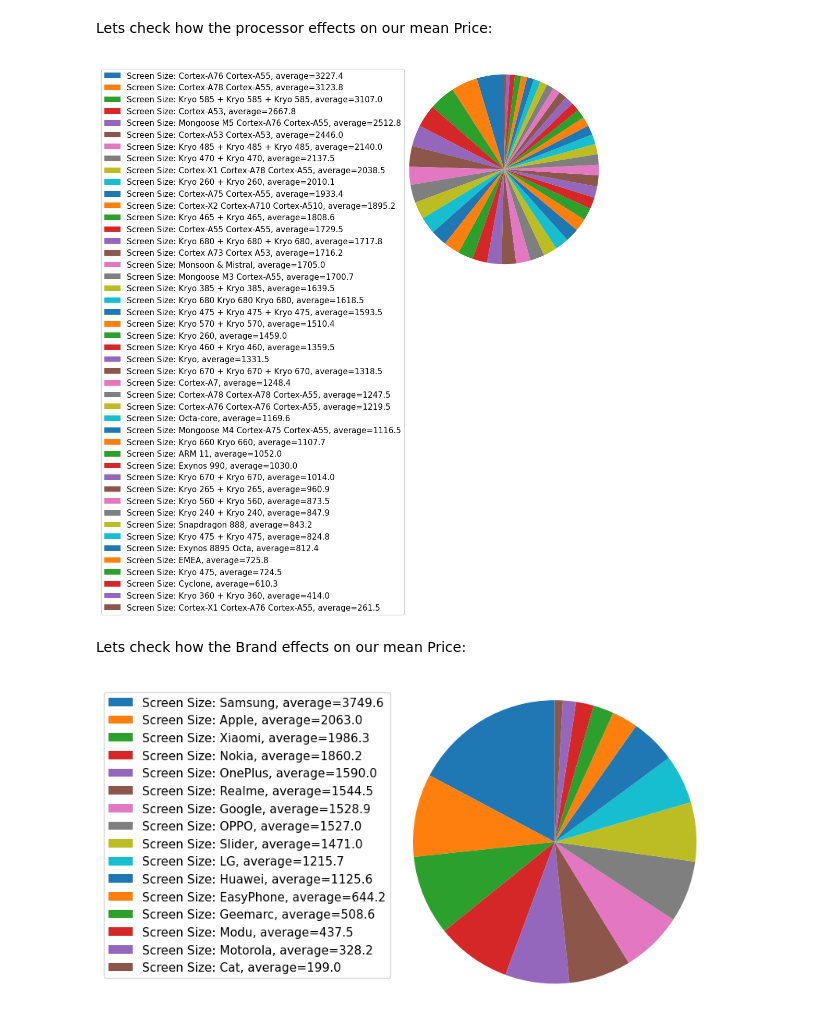
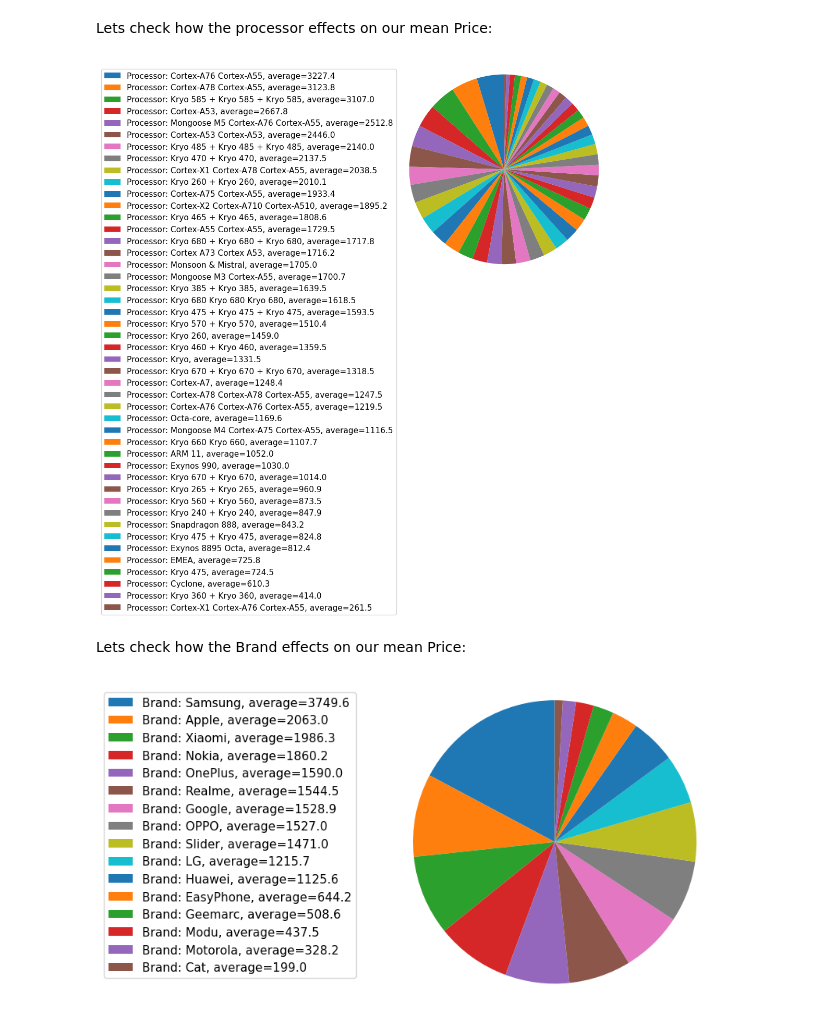
Before and after one commit to Davidtal1/PhoneProjects, a Jupyter notebook: PhonesProject.ipynb, the cells around one changed output. Drawn from its saved outputs; the diff is of its cells as text; code cells hidden in the pictures.

```diff
--- a/PhonesProject.ipynb
+++ b/PhonesProject.ipynb
@@ -492,7 +492,7 @@ PhonesByProcessor_count = dfUnionPrice['Processor'].value_counts()
 Phone_price_mean_by_Processor= dfUnionPrice.groupby('Processor', as_index=False)['Price'].mean()
 Phone_price_mean_by_Processor.sort_values(by="Price", inplace=True, ascending=False)
 
-labels = ["Screen Size: %s" % i for i in PhonesByProcessor_count.index]
+labels = ["Processor: %s" % i for i in PhonesByProcessor_count.index]
 
 fig1, ax1 = plt.subplots(figsize=(12, 4))
 fig1.subplots_adjust(0.3,0,1,1)
@@ -512,33 +512,33 @@ plt.legend(
 
 plt.show()
 # %% [output]
-[figure, old version]
+[figure, new version]
 # %% [markdown]
 Lets check how the Brand effects on our mean Price:
 # %%
 PhonesByProcessor_count = dfUnionPrice['Brand'].value_counts()
 
 Phone_price_mean_by_Processor= dfUnionPrice.groupby('Brand', as_index=False)['Price'].mean()
 Phone_price_mean_by_Processor.sort_values(by="Price", inplace=True, ascending=False)
 
-labels = ["Screen Size: %s" % i for i in PhonesByProcessor_count.index]
+labels = ["Brand: %s" % i for i in PhonesByProcessor_count.index]
 
 fig1, ax1 = plt.subplots(figsize=(9, 4))
 fig1.subplots_adjust(0.3,0,1,1)
 
 _, _ = ax1.pie(Phone_price_mean_by_Processor['Price'].tolist(), startangle=90)
 
 ax1.axis('equal')
 
 plt.legend(
     loc='upper left',
     labels=['%s, average=%1.1f' % (
         l, (v)) for l, s, v in zip(labels, Phone_price_mean_by_Processor.index, Phone_price_mean_by_Processor['Price'].tolist())],
     prop={'size': 11},
     bbox_to_anchor=(0.0, 1),
     bbox_transform=fig1.transFigure
 )
 
 plt.show()
 # %% [output]
-[figure, old version]
+[figure, new version]
```
